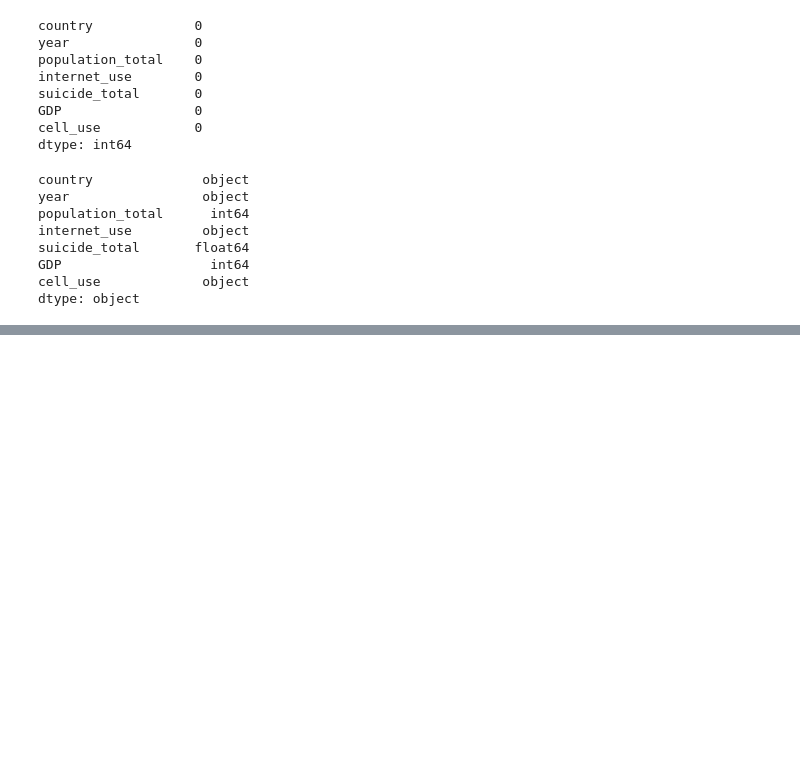
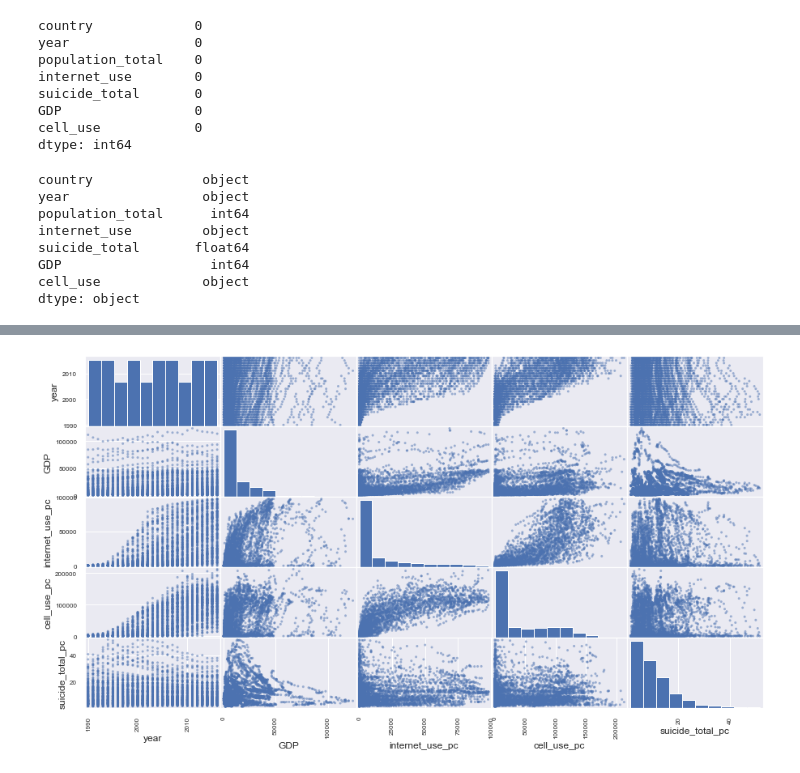
Before and after one commit to AndrejaCH/Data_Investigation, a Jupyter notebook: main.ipynb, the cells around one changed output, grey strips where cells are left out. Saved outputs shown, nothing was run; the diff lists cells and outputs as text; code cells hidden in the pictures; blank space fills up the shorter version.

```diff
--- a/main.ipynb
+++ b/main.ipynb
@@ -195,0 +294,5 @@ merged_df.isnull().sum()
+# %%
+# scatter plot matrix
+pd.plotting.scatter_matrix(pc_df, figsize=(15,8));
+# %% [output]
+[figure, added]
```
Also changed, not shown: parts of 152 cells of this notebook.
